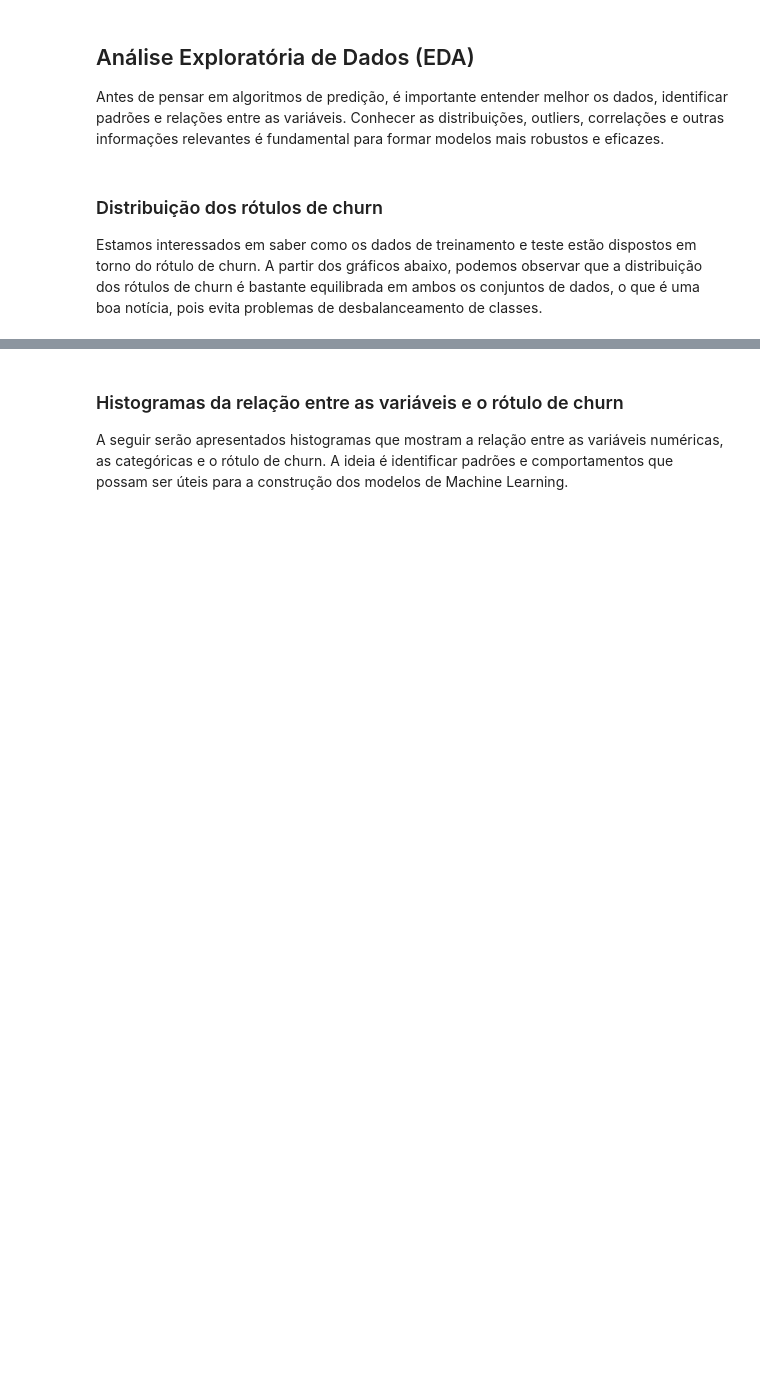
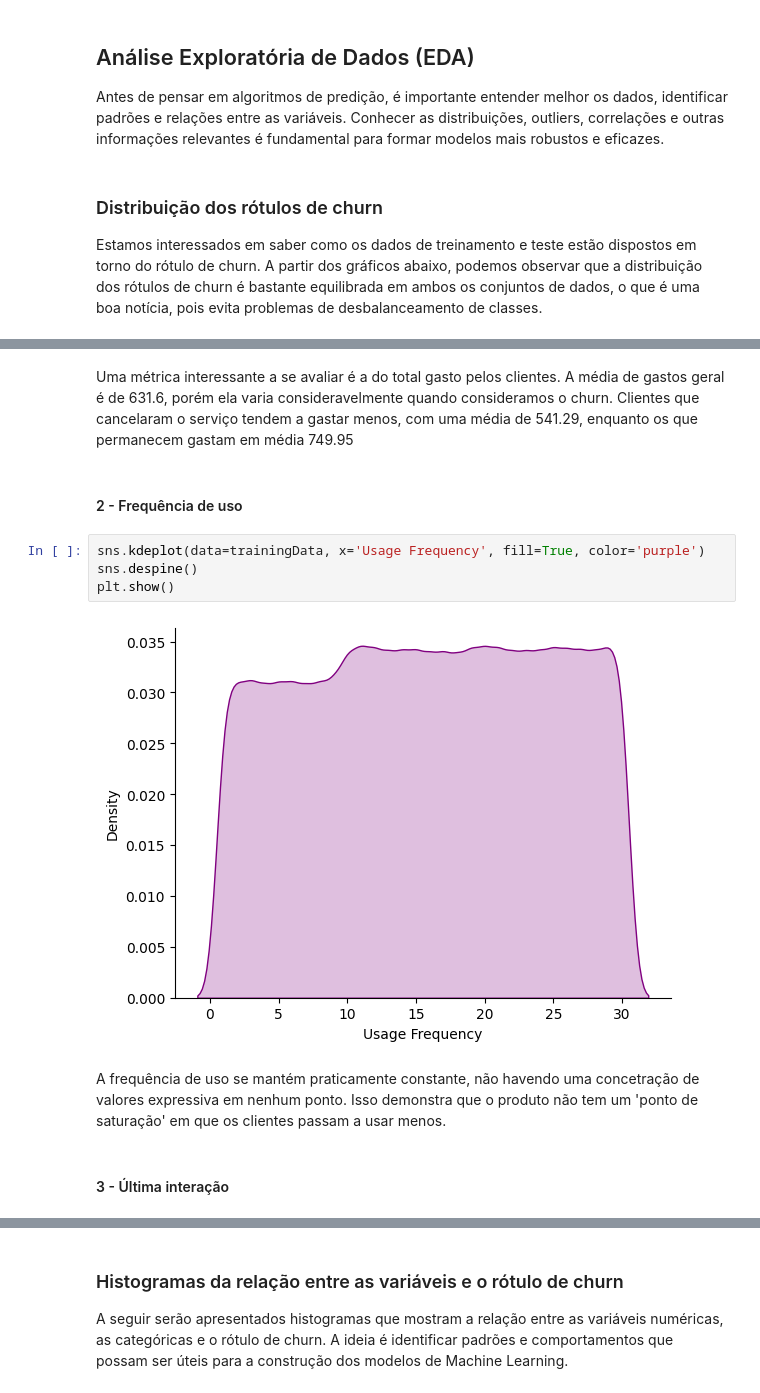
Before and after one commit to paduathiago/churn_prediction, a Jupyter notebook: churn_prediction.ipynb, the cells around one changed output, grey strips where cells are left out. Drawn from its saved outputs; the diff is of its cells as text; blank space fills up the shorter version.

```diff
--- a/churn_prediction.ipynb
+++ b/churn_prediction.ipynb
@@ -126,0 +154,14 @@ plt.show()
+# %% [markdown]
+Uma métrica interessante a se avaliar é a do total gasto pelos clientes. A média de gastos geral é de 631.6, porém ela varia consideravelmente quando consideramos o churn. Clientes que cancelaram o serviço tendem a gastar menos, com uma média de 541.29, enquanto os que permanecem gastam em média 749.95
+# %% [markdown]
+#### 2 - Frequência de uso
+# %%
+sns.kdeplot(data=trainingData, x='Usage Frequency', fill=True, color='purple')
+sns.despine()
+plt.show()
+# %% [output]
+[figure, added]
+# %% [markdown]
+A frequência de uso se mantém praticamente constante, não havendo uma concetração de valores expressiva em nenhum ponto. Isso demonstra que o produto não tem um 'ponto de saturação' em que os clientes passam a usar menos.
+# %% [markdown]
+#### 3 - Última interação
```
Also changed, not shown: parts of 17 cells of this notebook.
